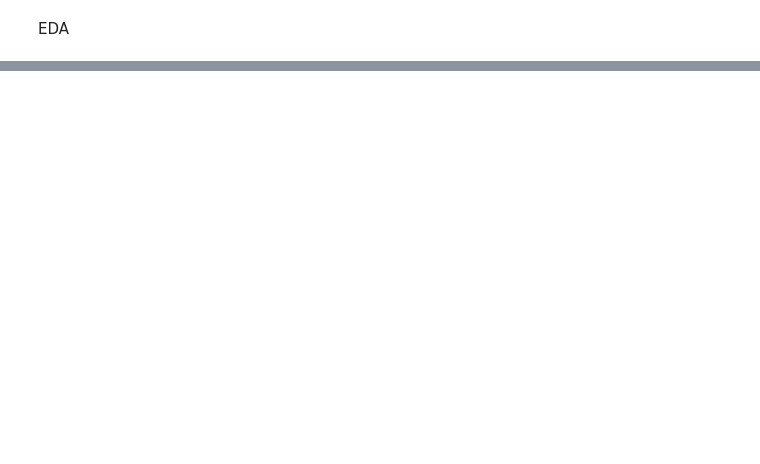
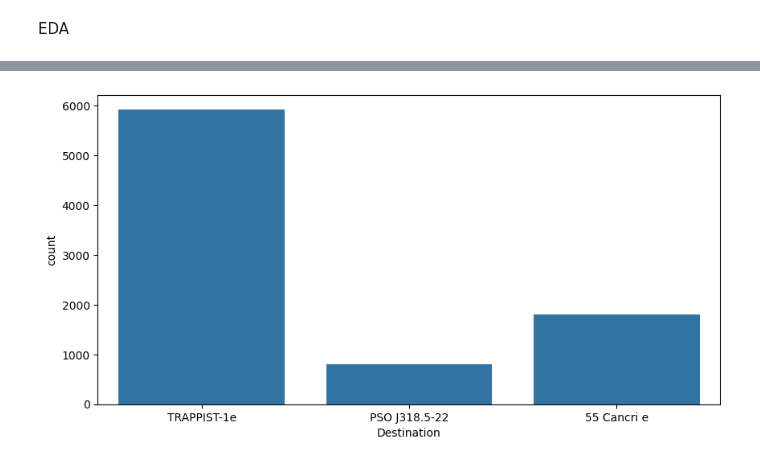
Before and after one commit to 7PAM2015-0105-2023-Team1/kaggle_challenge_team_1, a Jupyter notebook: Kaggle_Challenge_Team_1.ipynb, the cells around one changed output, grey strips where cells are left out. Drawn from its saved outputs; the diff is of its cells as text; code cells hidden in the pictures; blank space fills up the shorter version.

```diff
--- a/Kaggle_Challenge_Team_1.ipynb
+++ b/Kaggle_Challenge_Team_1.ipynb
@@ -544,0 +292,8 @@ len(pred_df)
+# %%
+imp = SimpleImputer(strategy="most_frequent")
+train_df['CryoSleep'] = imp.fit_transform(train_df[['CryoSleep']])
+# %%
+plt.figure(figsize=(10, 5))
+sns.countplot(x="Destination", data=train_df);
+# %% [output]
+[figure, added]
```
Also changed, not shown: parts of 127 cells of this notebook.
